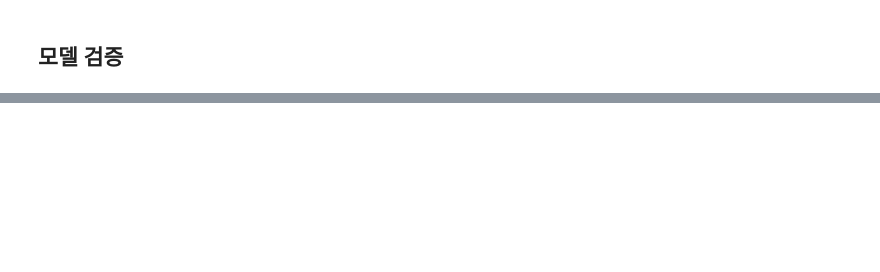
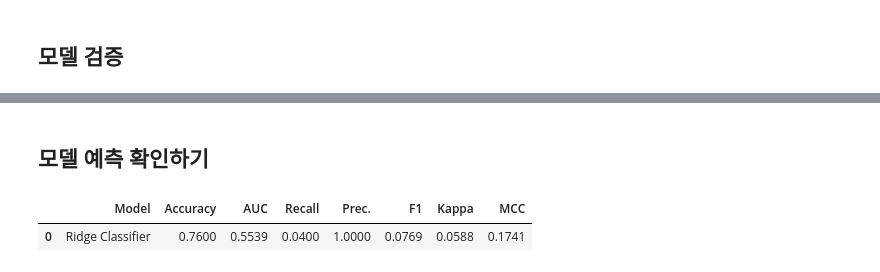
Before and after one commit to zerosum99/js_automl_pycaret, a Jupyter notebook: 01_판다스알아보기/T01_렌딩클럽_데이터 확인_20240904.ipynb, the cells around one changed output, grey strips where cells are left out. Cells and saved outputs as stored; diff of their text form; code cells hidden in the pictures; blank space fills up the shorter version.

```diff
--- a/01_판다스알아보기/T01_렌딩클럽_데이터 확인_20240904.ipynb
+++ b/01_판다스알아보기/T01_렌딩클럽_데이터 확인_20240904.ipynb
@@ -1002,0 +951,7 @@ plot_model(rf, plot = 'confusion_matrix')
+# %% [markdown]
+## 모델 예측 확인하기
+# %%
+prediction = predict_model(final_model, data=X_test.iloc[-100:])
+# %% [output]
+|  | Model | Accuracy | AUC | Recall | Prec. | F1 | Kappa | MCC |
+| 0 | Ridge Classifier | 0.7600 | 0.5539 | 0.0400 | 1.0000 | 0.0769 | 0.0588 | 0.1741 |
```
Also changed, not shown: parts of 34 cells of this notebook, 11 other files.
